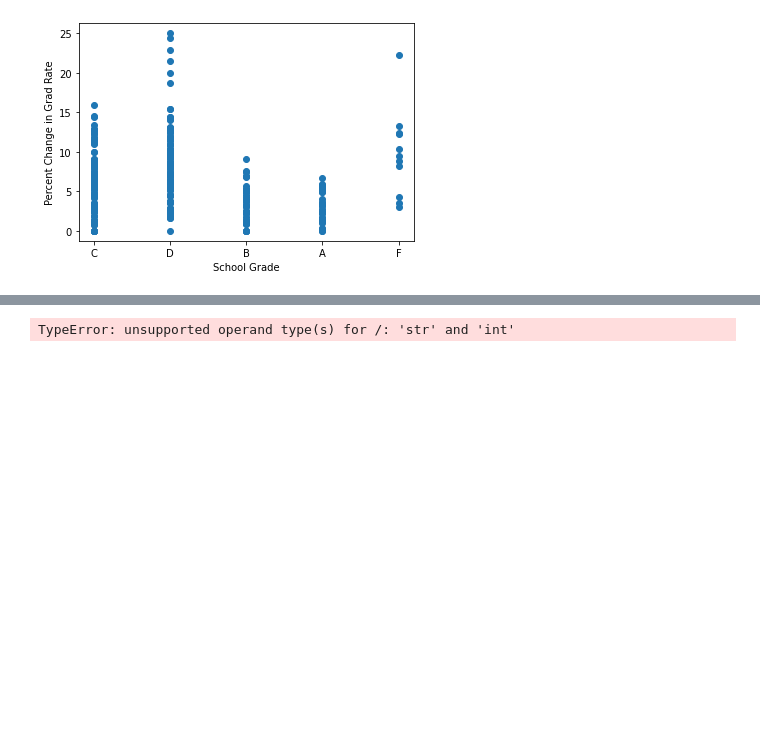
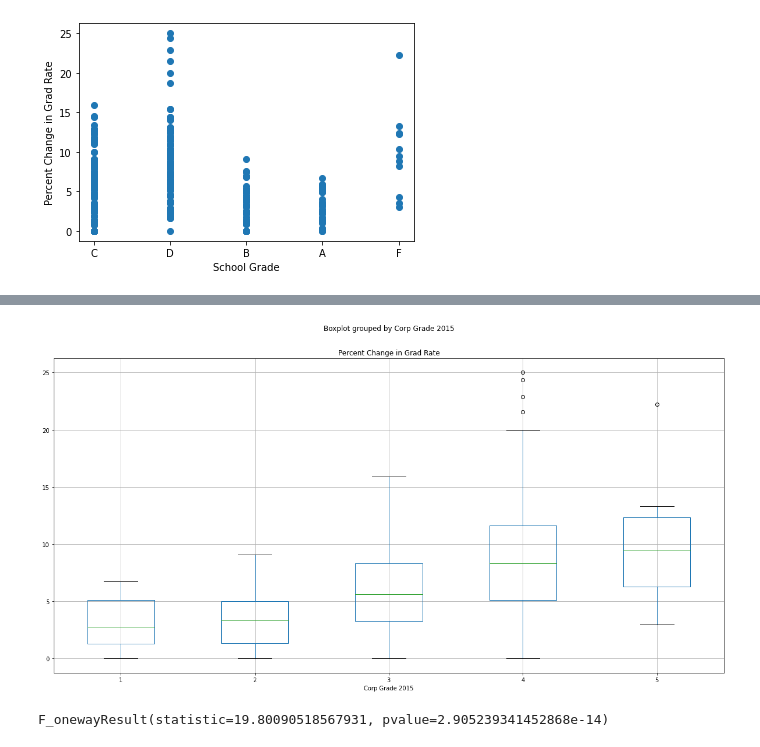
Before and after one commit to averydan/teamEducation, a Jupyter notebook: School Grade vs Grad Rate.ipynb, the cells around one changed output, grey strips where cells are left out. Cells and saved outputs as stored; diff of their text form; code cells hidden in the pictures; blank space fills up the shorter version.

```diff
--- a/School Grade vs Grad Rate.ipynb
+++ b/School Grade vs Grad Rate.ipynb
@@ -246,3 +284,8 @@ grade_grad15.head()
 | 2 | 5275 | Anderson Community School Corpora... | D | 5275 | 394 | 353 | 89.60% | ... |
 | 3 | 5470 | Argos Community Schools | B | 5470 | 46 | 34 | 73.90% | ... |
 | 4 | 2435 | Attica Consolidated School Corpor... | D | 2435 | 68 | 67 | 98.50% | ... |
+# %%
+# Assign integers to letter grades
+mapping = {'A': 1 , 'B': 2, 'C': 3, 'D': 4, 'F': 5}
+mapped2015 = grade_grad15.replace({'Corp Grade 2015': mapping})
+mapped2015.head()
@@ -443,40 +584,0 @@ a_meanchange.head()
-# %%
-# For the first example, determine which pairs of factors are correlated.
-
-a_meanchange = grade_grad15.loc['A',:]
-b_meanchange = [25, 32, 34, 20, 25]
-
-x = np.arange(len(labels))  # the label locations
-width = 0.35  # the width of the bars
-
-fig, ax = plt.subplots()
-rects1 = ax.bar(x - width/2, men_means, width, label='Men')
-rects2 = ax.bar(x + width/2, women_means, width, label='Women')
-
-# Add some text for labels, title and custom x-axis tick labels, etc.
-ax.set_ylabel('Scores')
-ax.set_title('Scores by group and gender')
-ax.set_xticks(x)
-ax.set_xticklabels(labels)
-ax.legend()
-
-
-def autolabel(rects):
-    """Attach a text label above each bar in *rects*, displaying its height."""
-    for rect in rects:
-        height = rect.get_height()
-        ax.annotate('{}'.format(height),
-                    xy=(rect.get_x() + rect.get_width() / 2, height),
-                    xytext=(0, 3),  # 3 points vertical offset
-                    textcoords="offset points",
-                    ha='center', va='bottom')
-
-
-autolabel(rects1)
-autolabel(rects2)
-
-fig.tight_layout()
-
-plt.show()
-# %% [output]
-TypeError: unsupported operand type(s) for /: 'str' and 'int'
@@ -482,0 +592,9 @@ TypeError: unsupported operand type(s) for /: 'str' and 'int'
+# %%
+mapped2015.boxplot("Percent Change in Grad Rate", by="Corp Grade 2015", figsize=(20, 10))
+plt.savefig("Output_Data/schoolgradeanova.png")
+# %% [output]
+[figure, added]
+# %%
+stats.f_oneway(group_a, group_b, group_c, group_d, group_f)
+# %% [output]
+F_onewayResult(statistic=19.80090518567931, pvalue=2.905239341452868e-14)
```
Also changed, not shown: parts of 26 cells of this notebook.
